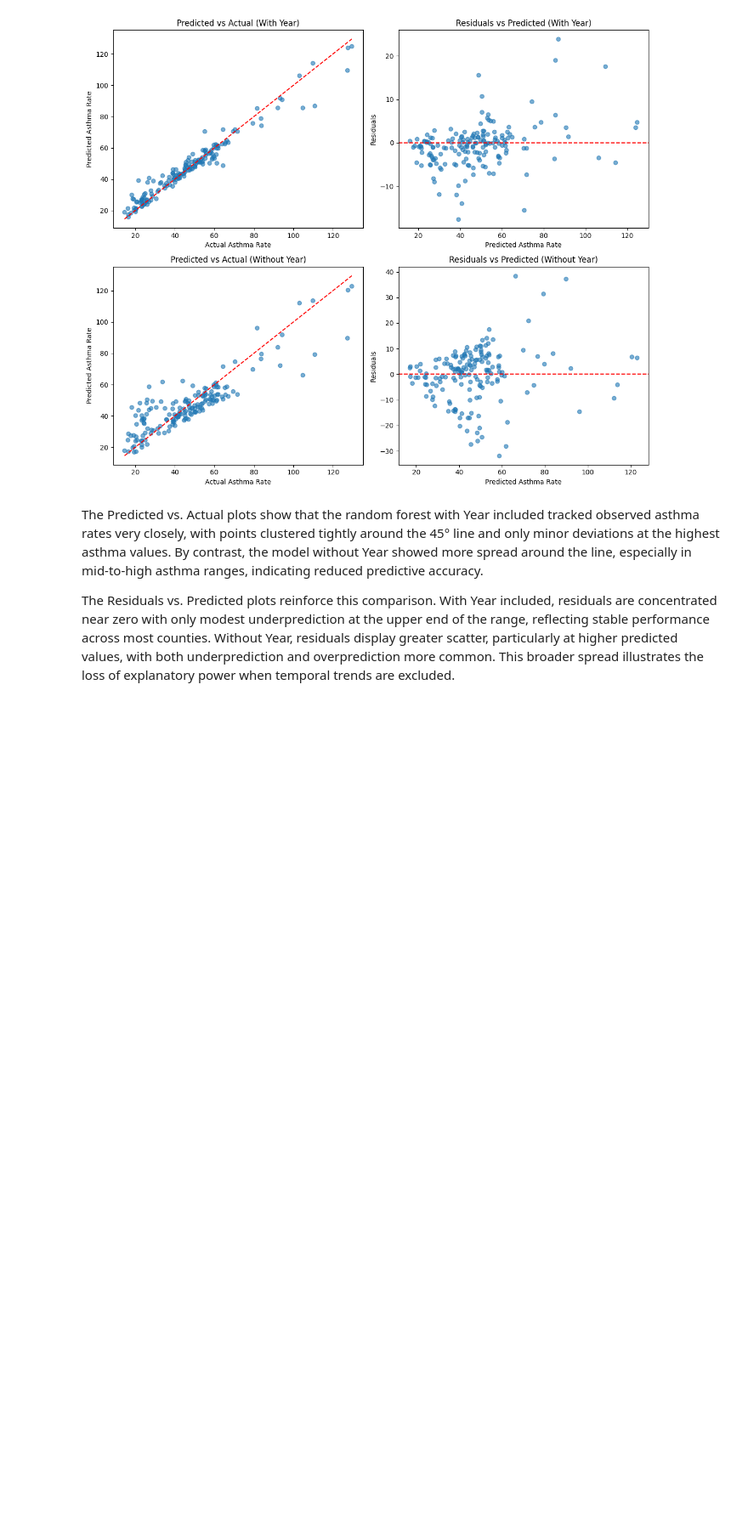
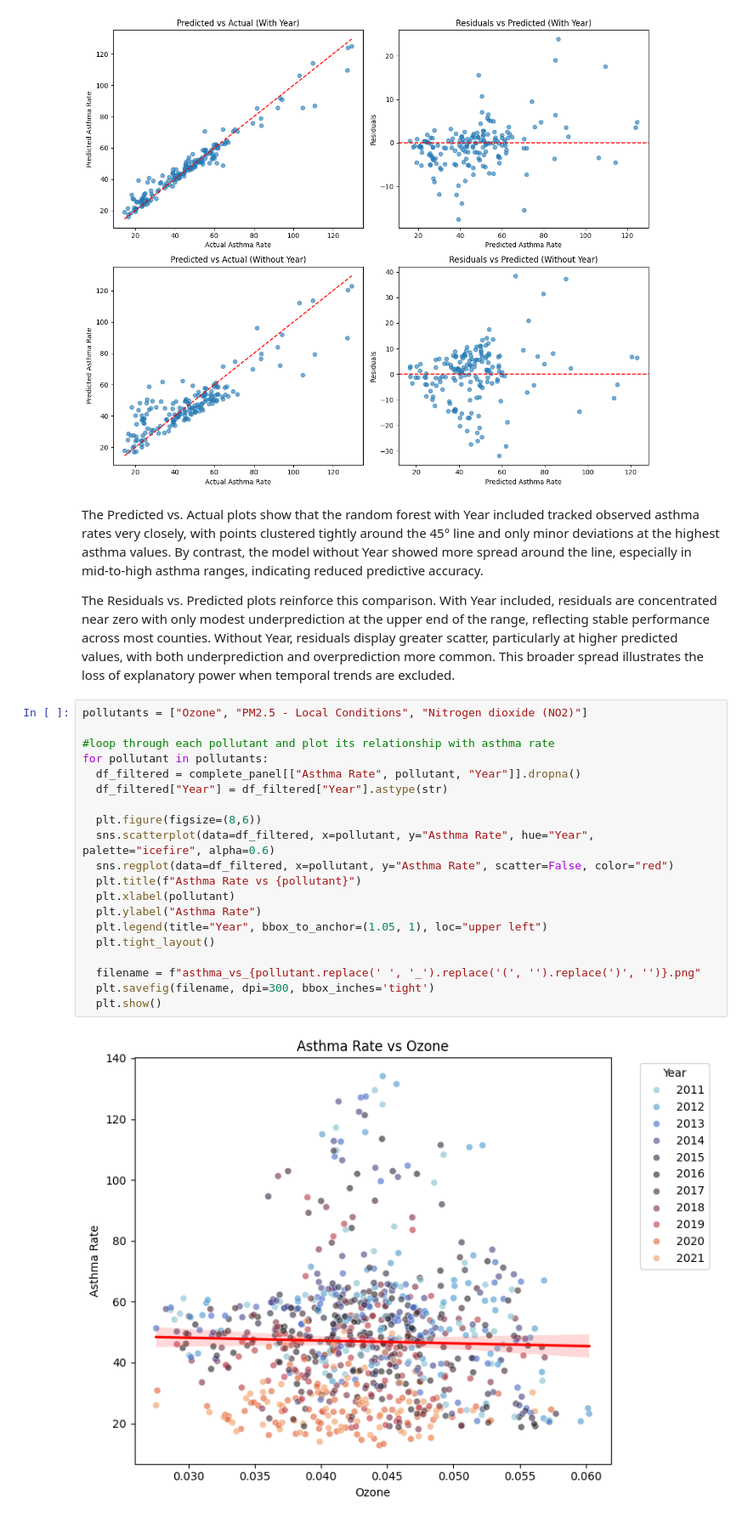
Before and after one commit to AmyMorrison2/asthma-air-pollution-capstone, a Jupyter notebook: Revised_Asthma_Capstone_Part_2.ipynb, the cells around one changed output. Shown at 85% size. Drawn from its saved outputs; the diff is of its cells as text; blank space fills up the shorter version.

```diff
--- a/Revised_Asthma_Capstone_Part_2.ipynb
+++ b/Revised_Asthma_Capstone_Part_2.ipynb
@@ -954,3 +1011,25 @@ plt.show()
 The Predicted vs. Actual plots show that the random forest with Year included tracked observed asthma rates very closely, with points clustered tightly around the 45° line and only minor deviations at the highest asthma values. By contrast, the model without Year showed more spread around the line, especially in mid-to-high asthma ranges, indicating reduced predictive accuracy.
 
 The Residuals vs. Predicted plots reinforce this comparison. With Year included, residuals are concentrated near zero with only modest underprediction at the upper end of the range, reflecting stable performance across most counties. Without Year, residuals display greater scatter, particularly at higher predicted values, with both underprediction and overprediction more common. This broader spread illustrates the loss of explanatory power when temporal trends are excluded.
+# %%
+pollutants = ["Ozone", "PM2.5 - Local Conditions", "Nitrogen dioxide (NO2)"]
+
+#loop through each pollutant and plot its relationship with asthma rate
+for pollutant in pollutants:
+  df_filtered = complete_panel[["Asthma Rate", pollutant, "Year"]].dropna()
+  df_filtered["Year"] = df_filtered["Year"].astype(str)
+
+  plt.figure(figsize=(8,6))
+  sns.scatterplot(data=df_filtered, x=pollutant, y="Asthma Rate", hue="Year", palette="icefire", alpha=0.6)
+  sns.regplot(data=df_filtered, x=pollutant, y="Asthma Rate", scatter=False, color="red")
+  plt.title(f"Asthma Rate vs {pollutant}")
+  plt.xlabel(pollutant)
+  plt.ylabel("Asthma Rate")
+  plt.legend(title="Year", bbox_to_anchor=(1.05, 1), loc="upper left")
+  plt.tight_layout()
+
+  filename = f"asthma_vs_{pollutant.replace(' ', '_').replace('(', '').replace(')', '')}.png"
+  plt.savefig(filename, dpi=300, bbox_inches='tight')
+  plt.show()
+# %% [output]
+[figure, added]
```
Also changed, not shown: parts of 12 cells of this notebook.
